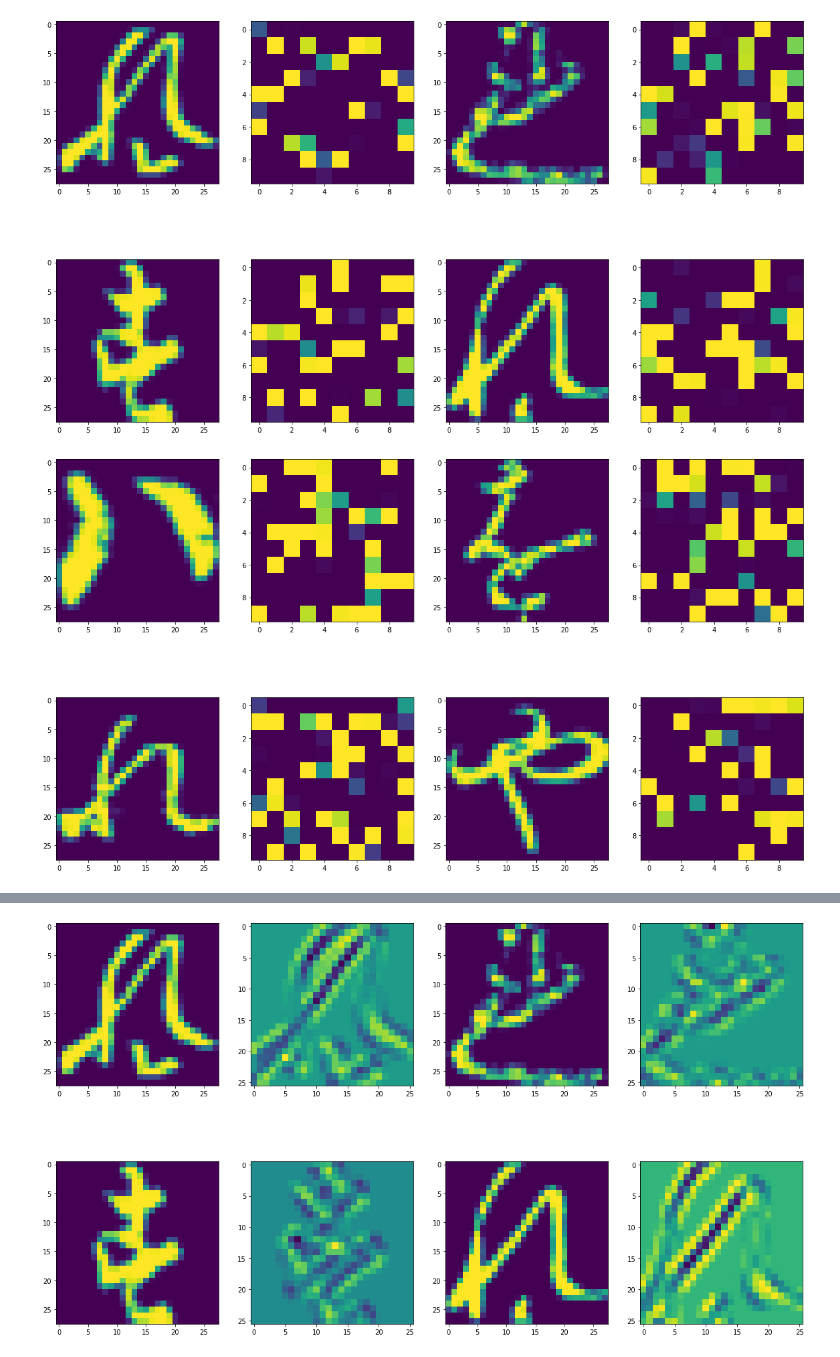
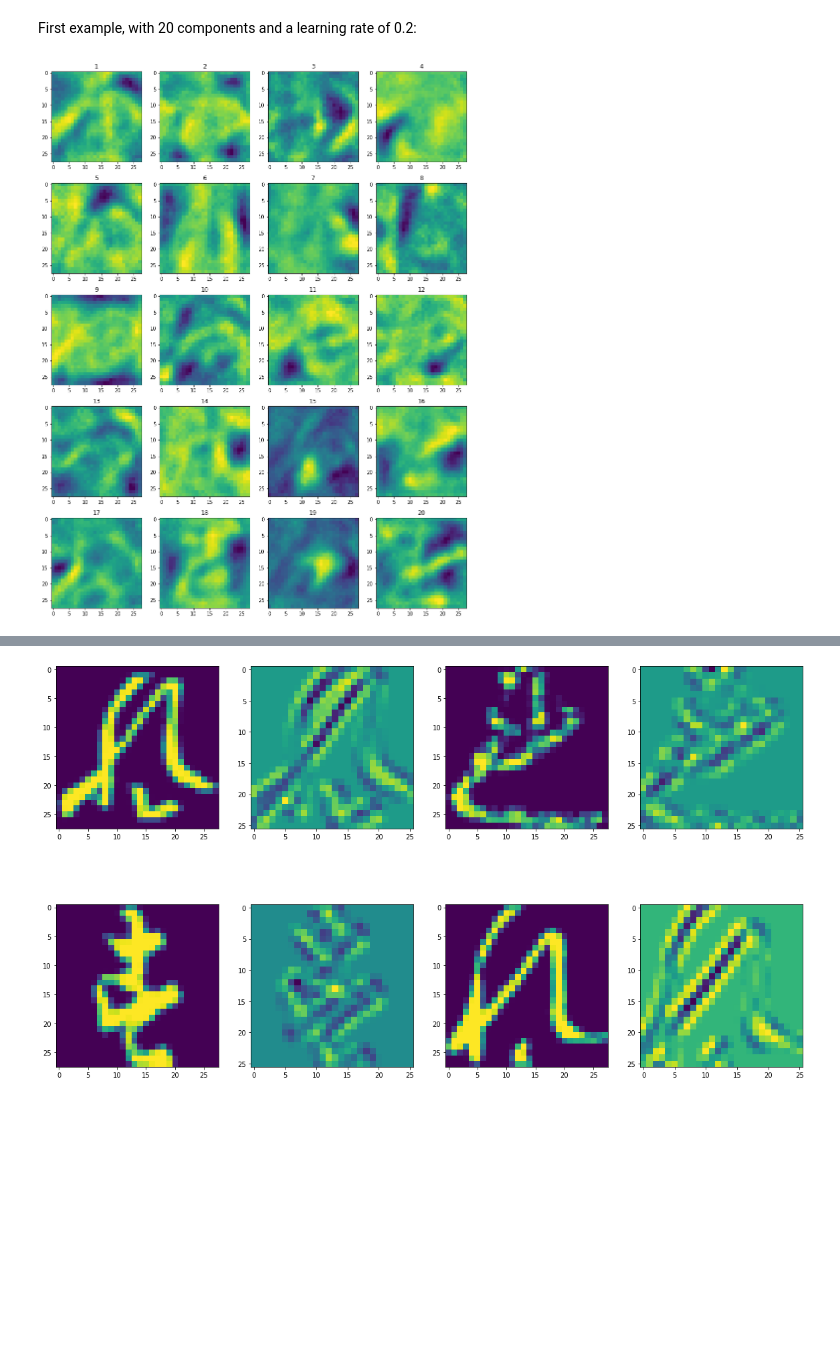
Before and after one commit to timcopelandoh/thinkful, a Jupyter notebook: Module 27 - Neural Networks/27.7 - Challenge.ipynb, the cells around one changed output, grey strips where cells are left out. Drawn from its saved outputs; the diff is of its cells as text; code cells hidden in the pictures; blank space fills up the shorter version.

```diff
--- a/Module 27 - Neural Networks/27.7 - Challenge.ipynb
+++ b/Module 27 - Neural Networks/27.7 - Challenge.ipynb
@@ -52,60 +57,15 @@ comp = rbm.fit_transform(new_X)
-# %%
-plt.figure(figsize=(20,12))
-
-plt.subplot(2,4,1)
-plt.imshow(X[0].reshape(28,28))
-
-plt.subplot(2,4,2)
-plt.imshow(comp[0].reshape(10,10))
-
-plt.subplot(2,4,3)
-plt.imshow(X[1].reshape(28,28))
-
-plt.subplot(2,4,4)
-plt.imshow(comp[1].reshape(10,10))
-
-plt.subplot(2,4,5)
-plt.imshow(X[2].reshape(28,28))
-
-plt.subplot(2,4,6)
-plt.imshow(comp[2].reshape(10,10))
-
-plt.subplot(2,4,7)
-plt.imshow(X[3].reshape(28,28))
-
-plt.subplot(2,4,8)
-plt.imshow(comp[3].reshape(10,10))
-
-plt.show()
-# %% [output]
-[figure, removed]
-# %%
-plt.figure(figsize=(20,12))
-
-plt.subplot(2,4,1)
-plt.imshow(X[4].reshape(28,28))
-
-plt.subplot(2,4,2)
-plt.imshow(comp[4].reshape(10,10))
-
-plt.subplot(2,4,3)
-plt.imshow(X[5].reshape(28,28))
-
-plt.subplot(2,4,4)
-plt.imshow(comp[5].reshape(10,10))
-
-plt.subplot(2,4,5)
-plt.imshow(X[6].reshape(28,28))
-
-plt.subplot(2,4,6)
-plt.imshow(comp[6].reshape(10,10))
-
-plt.subplot(2,4,7)
-plt.imshow(X[7].reshape(28,28))
-
-plt.subplot(2,4,8)
-plt.imshow(comp[7].reshape(10,10))
-
-plt.show()
-# %% [output]
-[figure, removed]
+# %% [markdown]
+First example, with 20 components and a learning rate of 0.2:
+# %%
+rbm = BernoulliRBM(n_components=20, learning_rate=.2, n_iter=20)
+
+plt.figure(figsize=(15,20))
+
+for i in range(20):
+    plt.subplot(5,4,i+1)
+    plt.title(str(i+1))
+    plt.imshow(rbm.components_[i].reshape(28,28))
+
+plt.show()
+# %% [output]
+[figure, added]
```
Also changed, not shown: parts of 18 cells of this notebook, 4 other files.
